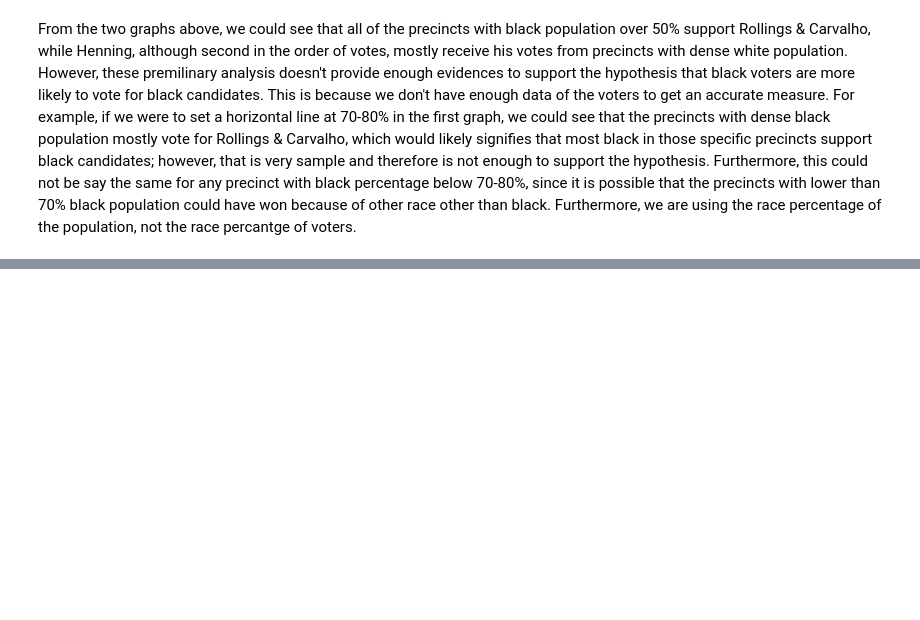
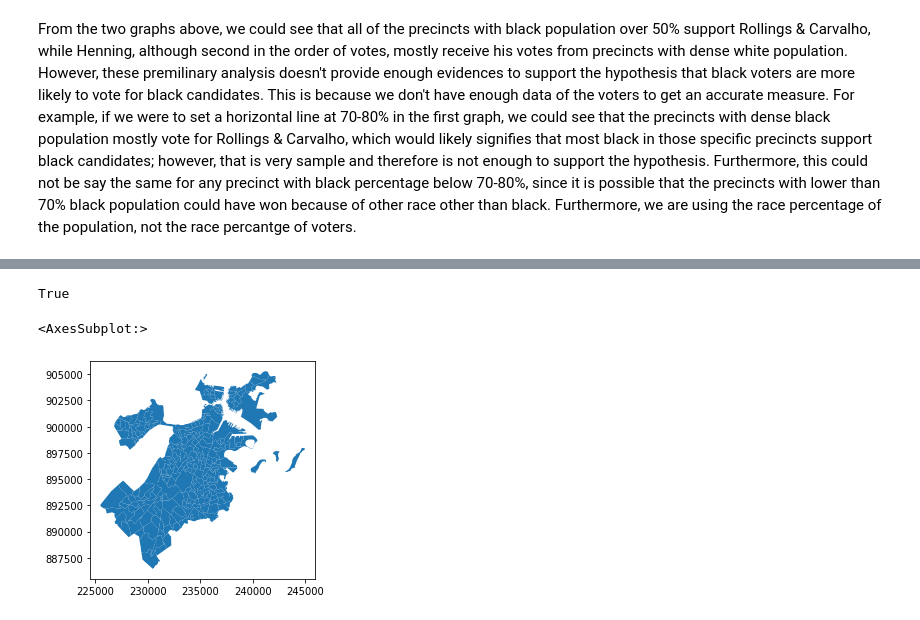
Before and after one commit to kimonazj/BayState_Banner_Project, a Jupyter notebook: DA/DA_deliverable2.ipynb, the cells around one changed output, grey strips where cells are left out. Saved outputs shown, nothing was run; the diff lists cells and outputs as text; code cells hidden in the pictures; blank space fills up the shorter version.

Commit message:
Ongoing data visualization on map

```diff
--- a/DA/DA_deliverable2.ipynb
+++ b/DA/DA_deliverable2.ipynb
@@ -156,0 +162,8 @@ From the two graphs above, we could see that all of the precincts with black pop
+# %%
+import requests
+import json
+import os
+from dotenv import load_dotenv
+load_dotenv()
+# %% [output]
+True
@@ -156,0 +183,13 @@ From the two graphs above, we could see that all of the precincts with black pop
+# %%
+#MA ward precincts
+#https://docs.digital.mass.gov/dataset/massgis-data-wards-and-precincts
+#download and unzip it inside "data" folder
+
+WP_gdf = gpd.read_file('data/WARDSPRECINCTS_POLY.shp')
+# %%
+BOSTON_geodf = WP_gdf[(WP_gdf['TOWN'] == 'BOSTON')]
+# %%
+BOSTON_geodf.plot()
+# %% [output]
+<AxesSubplot:>
+[figure, added]
```
Also changed, not shown: parts of 7 cells of this notebook, 1 other file.
